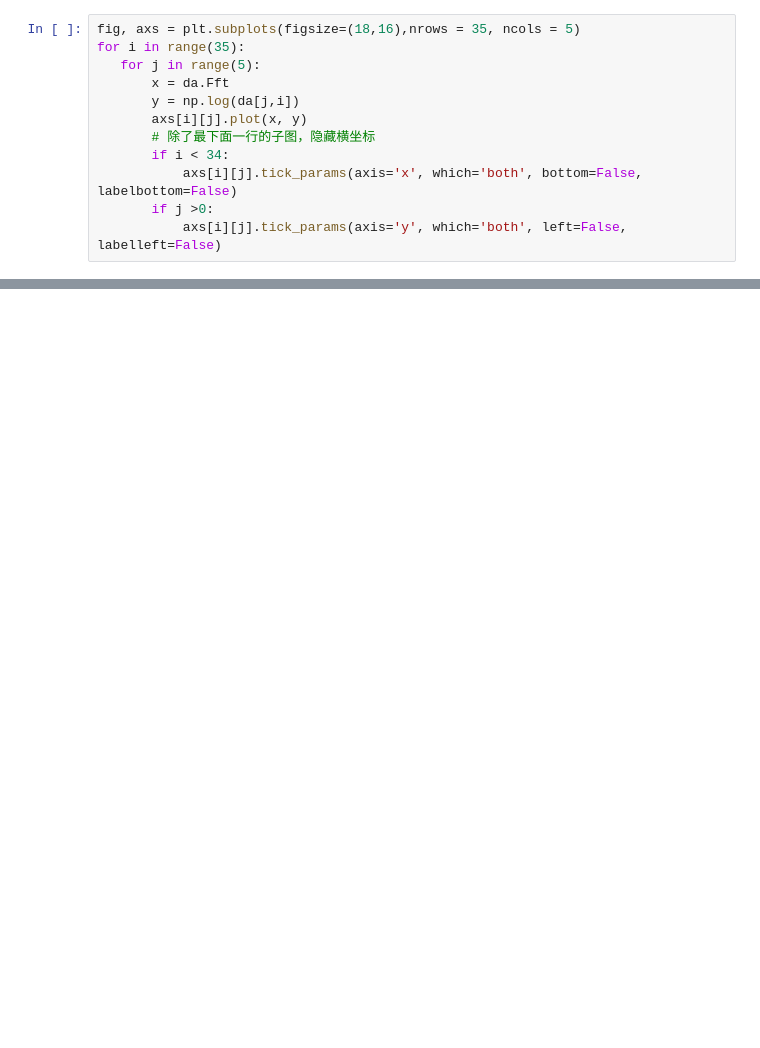
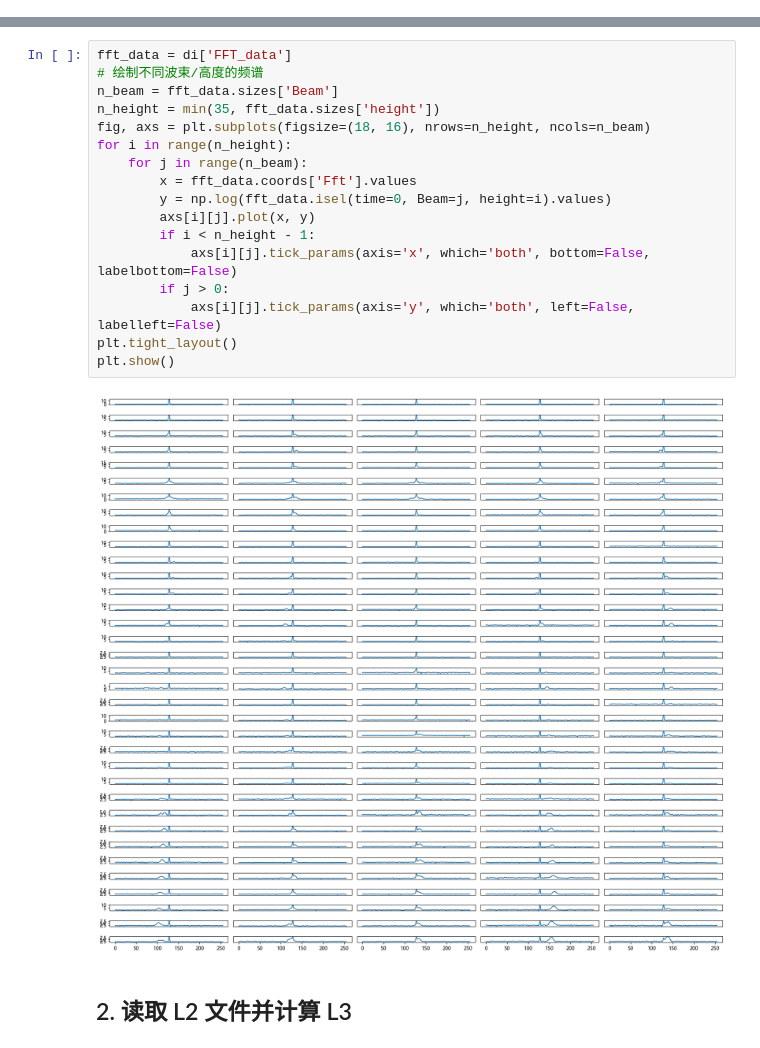
Before and after one commit to longtsing/metgrs, a Jupyter notebook: examples/1如何读取风廓线雷达数据.ipynb, the cells around one changed output, grey strips where cells are left out. Drawn from its saved outputs; the diff is of its cells as text; blank space fills up the shorter version.

```diff
--- a/examples/1如何读取风廓线雷达数据.ipynb
+++ b/examples/1如何读取风廓线雷达数据.ipynb
@@ -56,12 +0,0 @@ array([[[ 1.0939564 ,  1.1428783 ,  1.5014124 , ...,  1.503142  ,
-# %%
-fig, axs = plt.subplots(figsize=(18,16),nrows = 35, ncols = 5)
-for i in range(35):
-   for j in range(5):
-       x = da.Fft
-       y = np.log(da[j,i])
-       axs[i][j].plot(x, y)
-       # 除了最下面一行的子图，隐藏横坐标
-       if i < 34:
-           axs[i][j].tick_params(axis='x', which='both', bottom=False, labelbottom=False)
-       if j >0:
-           axs[i][j].tick_params(axis='y', which='both', left=False, labelleft=False)
@@ -256,0 +51,21 @@ plt.show()
+# %%
+fft_data = di['FFT_data']
+# 绘制不同波束/高度的频谱
+n_beam = fft_data.sizes['Beam']
+n_height = min(35, fft_data.sizes['height'])
+fig, axs = plt.subplots(figsize=(18, 16), nrows=n_height, ncols=n_beam)
+for i in range(n_height):
+    for j in range(n_beam):
+        x = fft_data.coords['Fft'].values
+        y = np.log(fft_data.isel(time=0, Beam=j, height=i).values)
+        axs[i][j].plot(x, y)
+        if i < n_height - 1:
+            axs[i][j].tick_params(axis='x', which='both', bottom=False, labelbottom=False)
+        if j > 0:
+            axs[i][j].tick_params(axis='y', which='both', left=False, labelleft=False)
+plt.tight_layout()
+plt.show()
+# %% [output]
+[figure, added]
+# %% [markdown]
+## 2. 读取 L2 文件并计算 L3
```
Also changed, not shown: parts of 50 cells of this notebook, 41 other files.
